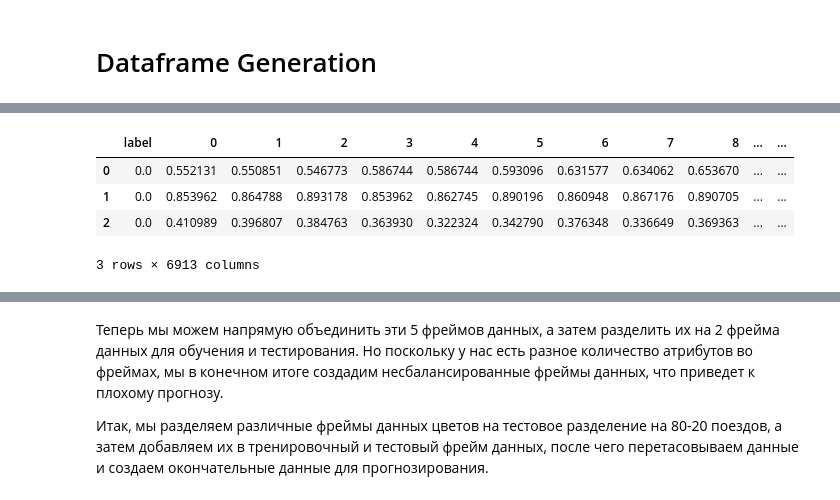
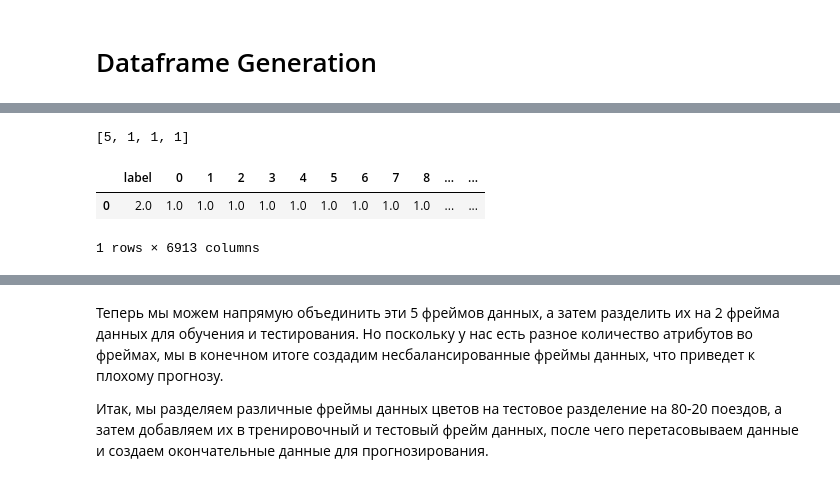
Before and after one commit to Alex8118/shisha_dev, a Jupyter notebook: python/classification_tobacco_var_1.ipynb, the cells around one changed output, grey strips where cells are left out. Saved outputs shown, nothing was run; the diff lists cells and outputs as text; code cells hidden in the pictures.

```diff
--- a/python/classification_tobacco_var_1.ipynb
+++ b/python/classification_tobacco_var_1.ipynb
@@ -85,7 +85,7 @@ for fil in os.listdir(list_dir[0] + '/'):
 # %%
 def create_dataframe(path, arr, label):
     for fil in os.listdir(path):
-        link = path + fil
+        link = path + '/' + fil
         if link[-3:] == 'pyc' or link[-2:] == 'py':
             continue
         img = mpimg.imread(link)
@@ -113,0 +121,3 @@ daisy = create_dataframe('flowers/daisy/', daisy, 0)
+# %%
+Al_Fakher_Apple = []
+Al_Fakher_Apple = create_dataframe(list_dir[2], Al_Fakher_Apple, 2)
@@ -113,0 +131,4 @@ daisy = create_dataframe('flowers/daisy/', daisy, 0)
+# %%
+[len(i) for i in [AFTER_8, Al_Fakher_Apple, Al_Fakher_Arena_Black, Al_Fakher_multi]]
+# %% [output]
+[5, 1, 1, 1]
@@ -114,8 +137,6 @@ daisy = create_dataframe('flowers/daisy/', daisy, 0)
 # %%
-daisy.head(3)
+Al_Fakher_Apple.head(3)
 # %% [output]
 |  | label | 0 | 1 | 2 | 3 | 4 | 5 | 6 | 7 | 8 | ... | ... |
-| 0 | 0.0 | 0.552131 | 0.550851 | 0.546773 | 0.586744 | 0.586744 | 0.593096 | 0.631577 | 0.634062 | 0.653670 | ... | ... |
-| 1 | 0.0 | 0.853962 | 0.864788 | 0.893178 | 0.853962 | 0.862745 | 0.890196 | 0.860948 | 0.867176 | 0.890705 | ... | ... |
-| 2 | 0.0 | 0.410989 | 0.396807 | 0.384763 | 0.363930 | 0.322324 | 0.342790 | 0.376348 | 0.336649 | 0.369363 | ... | ... |
+| 0 | 2.0 | 1.0 | 1.0 | 1.0 | 1.0 | 1.0 | 1.0 | 1.0 | 1.0 | 1.0 | ... | ... |
-3 rows × 6913 columns
+1 rows × 6913 columns
```
Also changed, not shown: parts of 41 cells of this notebook.
